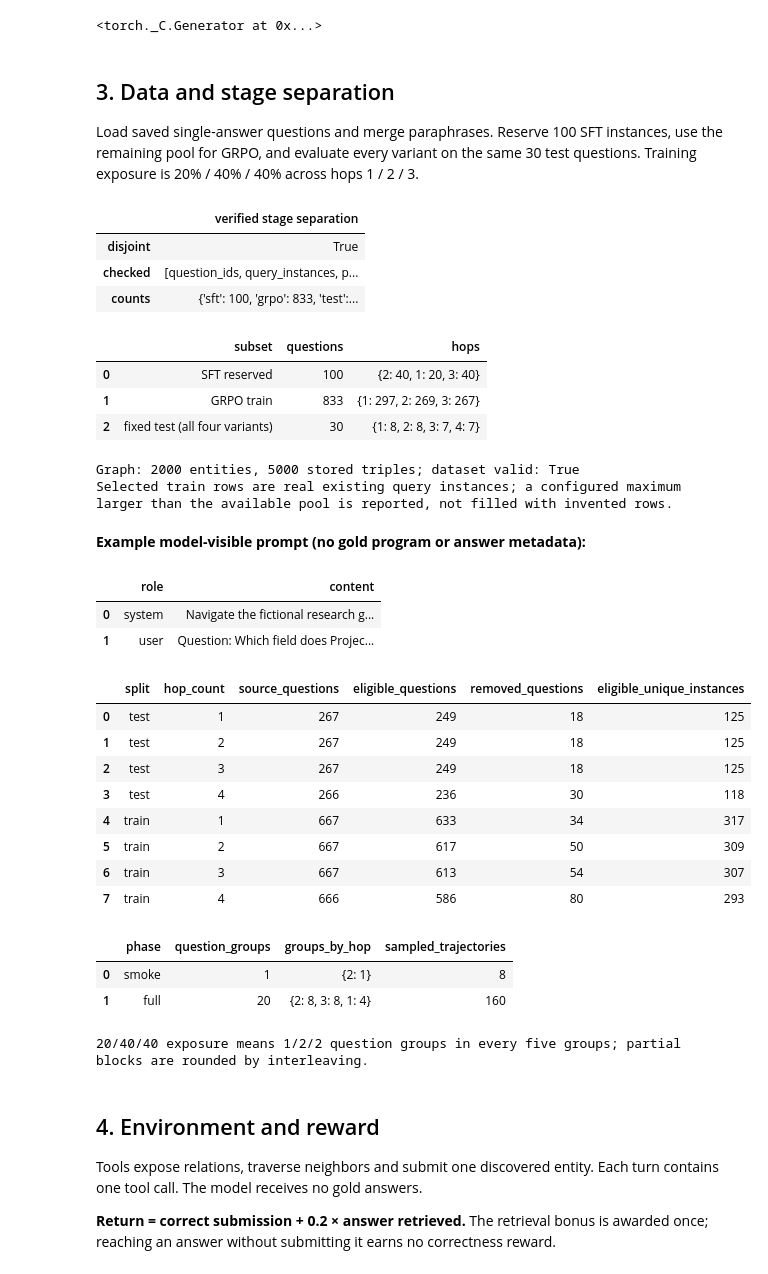
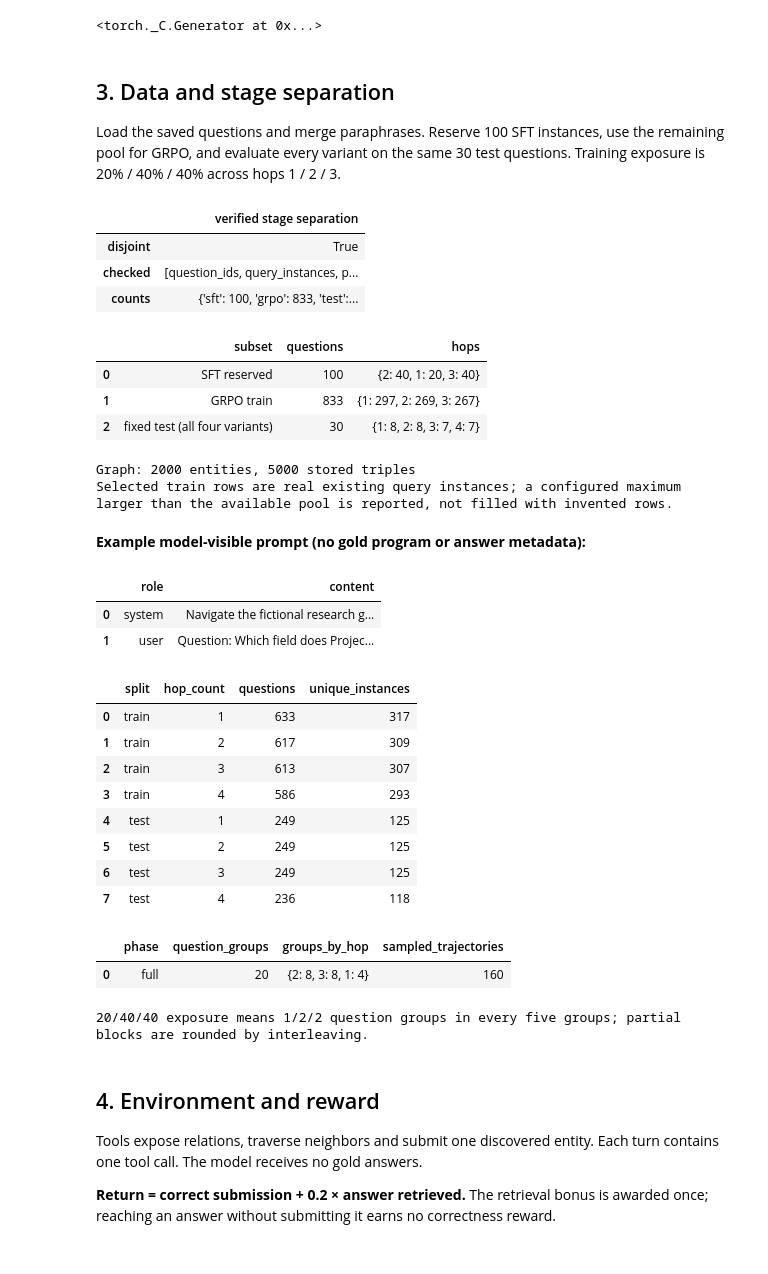
Before and after one commit to AlirezaAK2000/kg-navigation-rlvr, a Jupyter notebook: notebooks/02_grpo_training_kaggle.ipynb, the cells around one changed output. Drawn from its saved outputs; the diff is of its cells as text; code cells hidden in the pictures.

```diff
--- a/notebooks/02_grpo_training_kaggle.ipynb
+++ b/notebooks/02_grpo_training_kaggle.ipynb
@@ -274,7 +273,7 @@ index, name, memory.total [MiB], driver_version
 <a id="data"></a>
 ## 3. Data and stage separation
 
-Load saved single-answer questions and merge paraphrases. Reserve 100 SFT instances, use the remaining pool for GRPO, and evaluate every variant on the same 30 test questions. Training exposure is 20% / 40% / 40% across hops 1 / 2 / 3.
+Load the saved questions and merge paraphrases. Reserve 100 SFT instances, use the remaining pool for GRPO, and evaluate every variant on the same 30 test questions. Training exposure is 20% / 40% / 40% across hops 1 / 2 / 3.
 # %%
 from collections import Counter
 from dataclasses import asdict
@@ -288,7 +287,7 @@ import hashlib
 
 INPUT_SHA256 = fingerprint_inputs(DATA_ROOT)
 graph, store = load_tasks(
-    DATA_ROOT, max_tool_calls=MAX_TOOL_CALLS, single_answer_only=SINGLE_ANSWER_ONLY
+    DATA_ROOT, max_tool_calls=MAX_TOOL_CALLS
 )
 # Reference tools validate each SFT candidate before it is reserved. No model is run.
 sft_demo_cache = {}
@@ -356,17 +355,17 @@ display(Markdown("**Example model-visible prompt (no gold program or answer meta
 display(pd.DataFrame(store.prompt(train_ids[0])))
 fixed_selection = {"sft_ids": sft_ids, "train_ids": train_ids, "test_ids": test_ids}
 (RUN_ROOT / "fixed_task_ids.json").write_text(json.dumps(fixed_selection, indent=2) + "\n")
-# Filtering precedes deduplication and example caps. Preserve original split/IDs.
+# Preserve saved question IDs in exported selections.
 display(pd.DataFrame(store.selection_statistics))
 (RUN_ROOT / "question_selection.json").write_text(
     json.dumps(store.selection_statistics, indent=2) + "\n"
 )
 for split in ["train", "test"]:
-    eligible = store.select(split, [1, 2, 3, 4], seed=SEED, unique_instances=False)
+    questions = store.select(split, [1, 2, 3, 4], seed=SEED, unique_instances=False)
     export_dir = RUN_ROOT / "selected_dataset" / "rl"
     export_dir.mkdir(parents=True, exist_ok=True)
     (export_dir / f"{split}.jsonl").write_text(
-        "".join(json.dumps(store.record(qid)) + "\n" for qid in eligible)
+        "".join(json.dumps(store.record(qid)) + "\n" for qid in questions)
     )
 exposure_preview = []
 for phase, steps in [("full", INITIAL_TRAINING_STEPS)]:
@@ -402,46 +401,45 @@ from kg_rlvr.training.artifacts import (
 )
 
 RUN_METADATA = {
     "model_name": MODEL_NAME,
     "revision": MODEL_REVISION,
     "hardware": hardware,
     "versions": dependency_versions(),
     "source_sha256": INPUT_SHA256,
     "limits": asdict(LIMITS),
     "evaluation_split": "test",
     "evaluation_task_ids": test_ids,
     "stage_partition_sha256": STAGE_PARTITION_SHA256,
     "variants": ["vanilla", "sft", "sft_grpo", "grpo_only"],
     "grpo_only_enabled": RUN_GRPO_ONLY,
 }
 save_json(RUN_ROOT / "run_environment.json", RUN_METADATA)
 # %% [output]
 |  | verified stage separation |
 | disjoint | True |
 | checked | [question_ids, query_instances, p... |
 | counts | {'sft': 100, 'grpo': 833, 'test':... |
 |  | subset | questions | hops |
 | 0 | SFT reserved | 100 | {2: 40, 1: 20, 3: 40} |
 | 1 | GRPO train | 833 | {1: 297, 2: 269, 3: 267} |
 | 2 | fixed test (all four variants) | 30 | {1: 8, 2: 8, 3: 7, 4: 7} |
-Graph: 2000 entities, 5000 stored triples; dataset valid: True
+Graph: 2000 entities, 5000 stored triples
 Selected train rows are real existing query instances; a configured maximum larger than the available pool is reported, not filled with invented rows.
 **Example model-visible prompt (no gold program or answer metadata):**
 |  | role | content |
 | 0 | system | Navigate the fictional research g... |
 | 1 | user | Question: Which field does Projec... |
-|  | split | hop_count | source_questions | eligible_questions | removed_questions | eligible_unique_instances |
-| 0 | test | 1 | 267 | 249 | 18 | 125 |
-| 1 | test | 2 | 267 | 249 | 18 | 125 |
-| 2 | test | 3 | 267 | 249 | 18 | 125 |
-| 3 | test | 4 | 266 | 236 | 30 | 118 |
-| 4 | train | 1 | 667 | 633 | 34 | 317 |
-| 5 | train | 2 | 667 | 617 | 50 | 309 |
-| 6 | train | 3 | 667 | 613 | 54 | 307 |
-| 7 | train | 4 | 666 | 586 | 80 | 293 |
+|  | split | hop_count | questions | unique_instances |
+| 0 | train | 1 | 633 | 317 |
+| 1 | train | 2 | 617 | 309 |
+| 2 | train | 3 | 613 | 307 |
+| 3 | train | 4 | 586 | 293 |
+| 4 | test | 1 | 249 | 125 |
+| 5 | test | 2 | 249 | 125 |
+| 6 | test | 3 | 249 | 125 |
+| 7 | test | 4 | 236 | 118 |
 |  | phase | question_groups | groups_by_hop | sampled_trajectories |
-| 0 | smoke | 1 | {2: 1} | 8 |
-| 1 | full | 20 | {2: 8, 3: 8, 1: 4} | 160 |
+| 0 | full | 20 | {2: 8, 3: 8, 1: 4} | 160 |
 20/40/40 exposure means 1/2/2 question groups in every five groups; partial blocks are rounded by interleaving.
 # %% [markdown]
 <a id="tools"></a>
```
Also changed, not shown: parts of 2 cells of this notebook, 50 other files.
